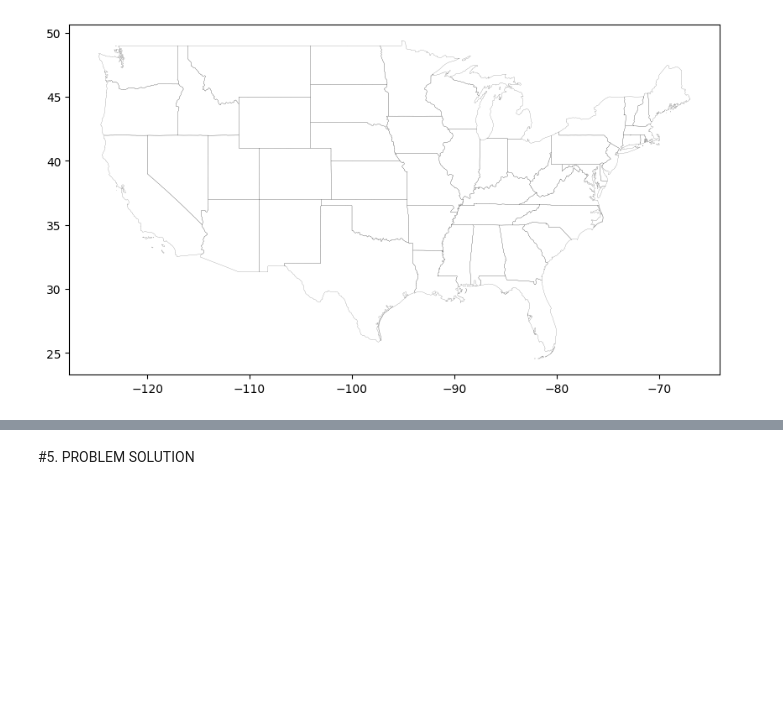
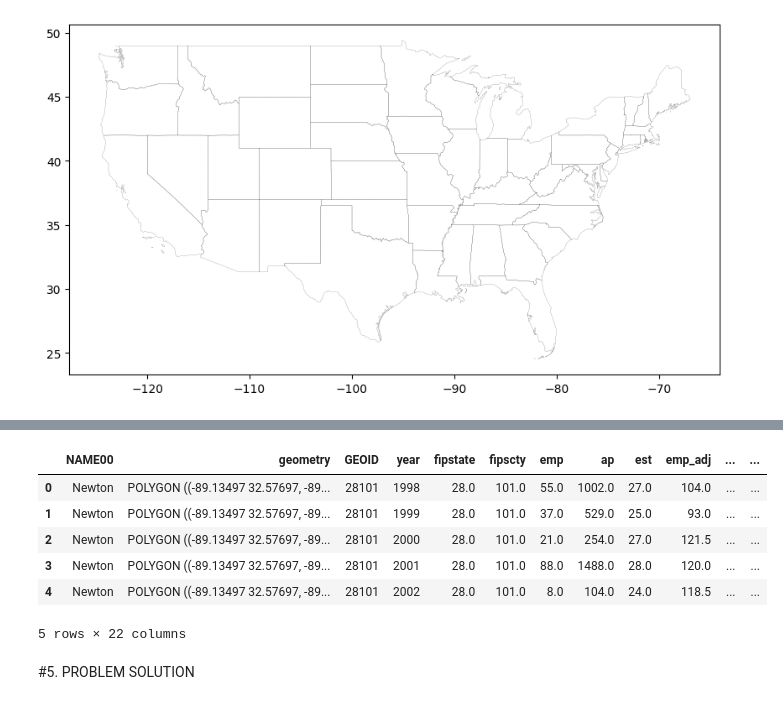
Before and after one commit to ReidelVichot/LC_identification, a Jupyter notebook: LC_identification_11_05_24.ipynb, the cells around one changed output, grey strips where cells are left out. Drawn from its saved outputs; the diff is of its cells as text; code cells hidden in the pictures; blank space fills up the shorter version.

```diff
--- a/LC_identification_11_05_24.ipynb
+++ b/LC_identification_11_05_24.ipynb
@@ -305,2 +305,12 @@ len (cbp[(cbp.LC==1)&(cbp.year==2008)])
+# %%
+cbp.head()
+# %% [output]
+|  | NAME00 | geometry | GEOID | year | fipstate | fipscty | emp | ap | est | emp_adj | ... | ... |
+| 0 | Newton | POLYGON ((-89.13497 32.57697, -89... | 28101 | 1998 | 28.0 | 101.0 | 55.0 | 1002.0 | 27.0 | 104.0 | ... | ... |
+| 1 | Newton | POLYGON ((-89.13497 32.57697, -89... | 28101 | 1999 | 28.0 | 101.0 | 37.0 | 529.0 | 25.0 | 93.0 | ... | ... |
+| 2 | Newton | POLYGON ((-89.13497 32.57697, -89... | 28101 | 2000 | 28.0 | 101.0 | 21.0 | 254.0 | 27.0 | 121.5 | ... | ... |
+| 3 | Newton | POLYGON ((-89.13497 32.57697, -89... | 28101 | 2001 | 28.0 | 101.0 | 88.0 | 1488.0 | 28.0 | 120.0 | ... | ... |
+| 4 | Newton | POLYGON ((-89.13497 32.57697, -89... | 28101 | 2002 | 28.0 | 101.0 | 8.0 | 104.0 | 24.0 | 118.5 | ... | ... |
+5 rows × 22 columns
 # %% [markdown]
 #5. PROBLEM SOLUTION
```
Also changed, not shown: parts of 7 cells of this notebook.
